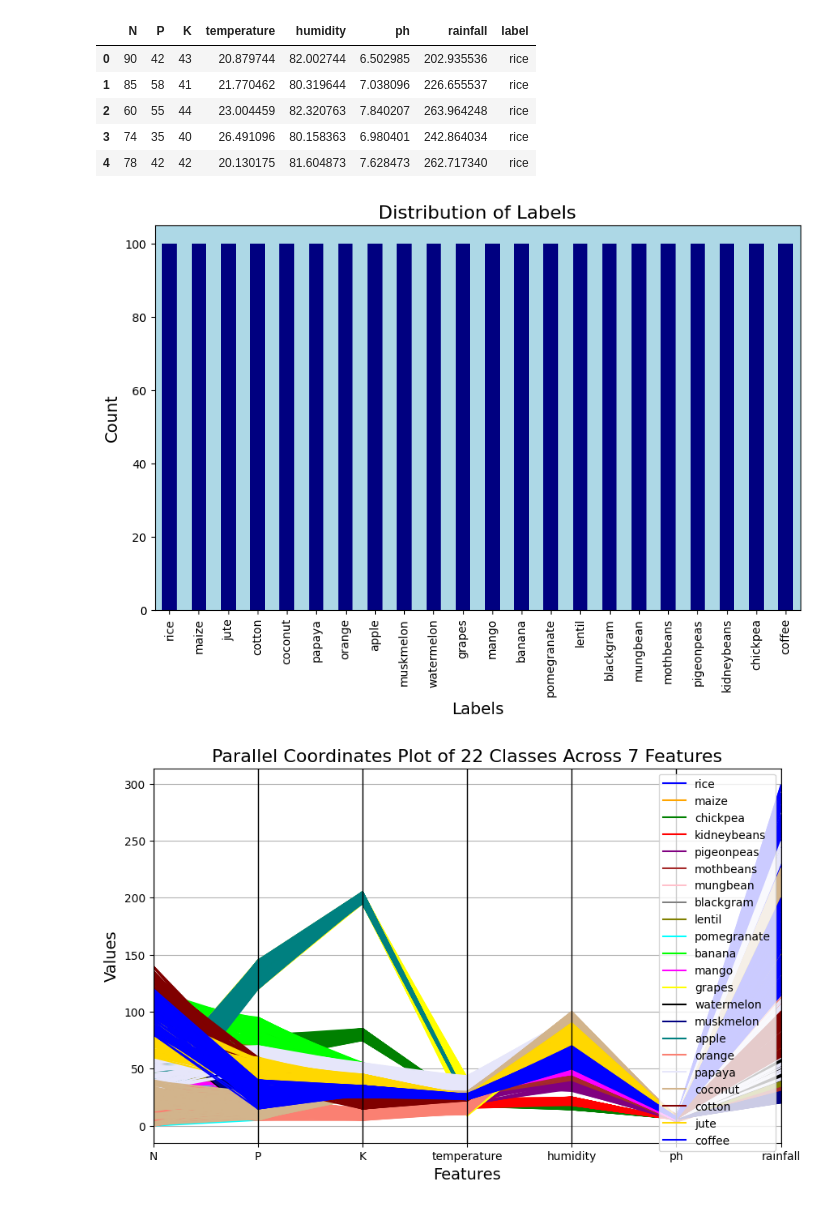
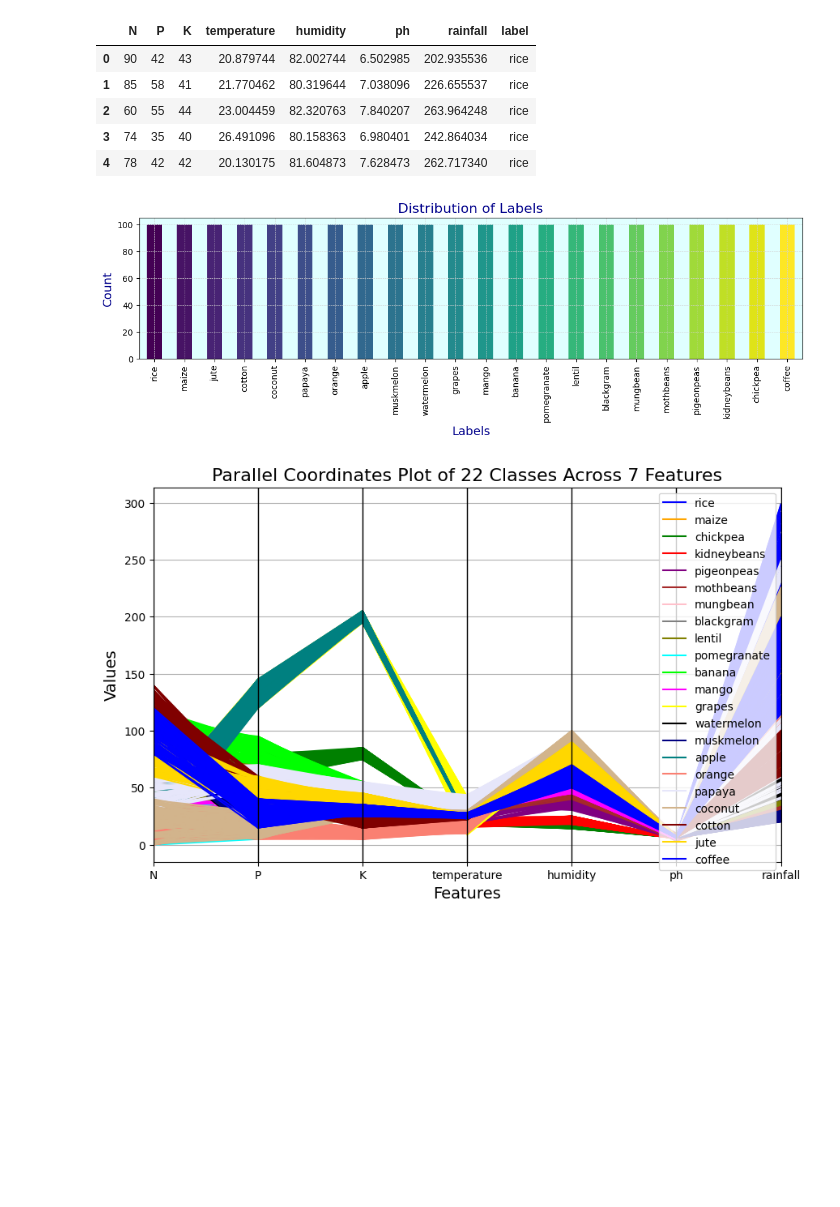
Before and after one commit to nigmu/Crop-Recomendation-Model, a Jupyter notebook: model_2_gcollab.ipynb, the cells around one changed output. Cells and saved outputs as stored; diff of their text form; code cells hidden in the pictures; blank space fills up the shorter version.

```diff
--- a/model_2_gcollab.ipynb
+++ b/model_2_gcollab.ipynb
@@ -35,24 +35,53 @@ df.head()
 | 2 | 60 | 55 | 44 | 23.004459 | 82.320763 | 7.840207 | 263.964248 | rice |
 | 3 | 74 | 35 | 40 | 26.491096 | 80.158363 | 6.980401 | 242.864034 | rice |
 | 4 | 78 | 42 | 42 | 20.130175 | 81.604873 | 7.628473 | 262.717340 | rice |
-# %%
-import matplotlib.pyplot as plt
-
-labels = df["label"].unique()
-label_counts = df["label"].value_counts()
-
-plt.figure(figsize=(10, 6))
-label_counts.plot(kind="bar", color='navy')
-
-plt.gca().set_facecolor('lightblue')
-
-plt.title("Distribution of Labels", fontsize=16)
-plt.xlabel("Labels", fontsize=14)
-plt.ylabel("Count", fontsize=14)
-
-plt.show()
-# %% [output]
-[figure, removed]
+# %%
+# import matplotlib.pyplot as plt
+
+# labels = df["label"].unique()
+# label_counts = df["label"].value_counts()
+
+# plt.figure(figsize=(10, 6))
+# label_counts.plot(kind="bar", color='navy')
+
+# plt.gca().set_facecolor('lightblue')
+
+# plt.title("Distribution of Labels", fontsize=16)
+# plt.xlabel("Labels", fontsize=14)
+# plt.ylabel("Count", fontsize=14)
+
+# plt.show()
+
+import matplotlib.pyplot as plt
+import numpy as np
+
+# Assuming df is already defined and contains the necessary data
+labels = df["label"].unique()
+label_counts = df["label"].value_counts()
+
+# Generate a list of colors for each bar
+colors = plt.cm.viridis(np.linspace(0, 1, len(label_counts)))
+
+plt.figure(figsize=(14, 3))
+
+# Plot with different colors for each bar
+label_counts.plot(kind="bar", color=colors)
+
+# Set a colorful background
+plt.gca().set_facecolor('lightcyan')
+
+# Customize the plot
+plt.title("Distribution of Labels", fontsize=16, color='darkblue')
+plt.xlabel("Labels", fontsize=14, color='darkblue')
+plt.ylabel("Count", fontsize=14, color='darkblue')
+
+# Add grid lines with a different color
+plt.grid(color='lightgray', linestyle='--', linewidth=0.5)
+
+# Show the plot
+plt.show()
+# %% [output]
+[figure, added]
 # %%
 import pandas as pd
 import matplotlib.pyplot as plt
```
Also changed, not shown: parts of 5 cells of this notebook.
